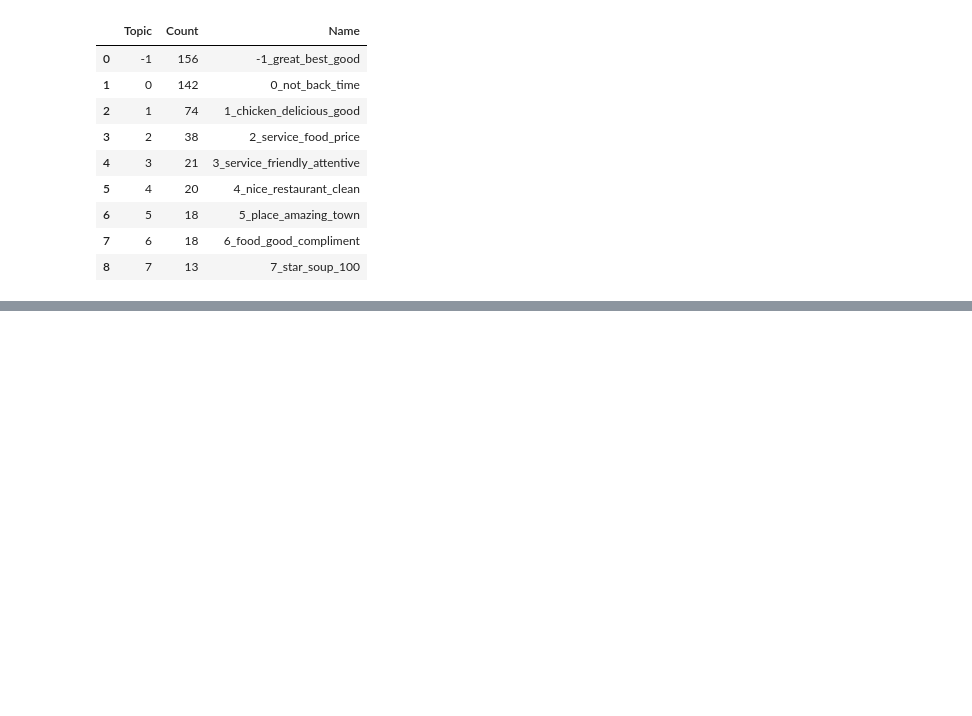
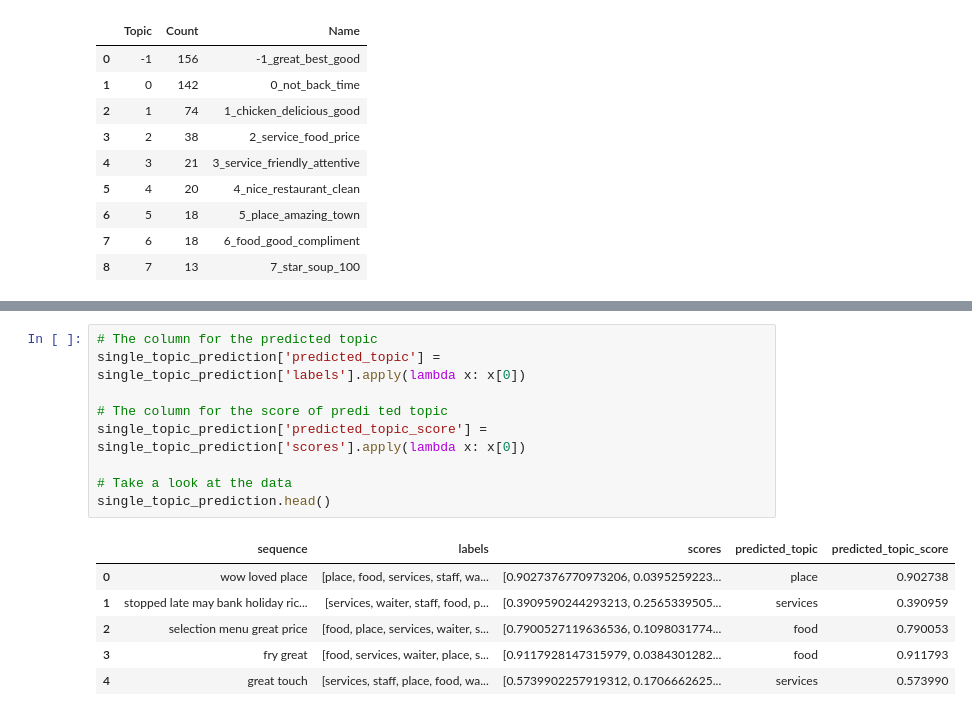
Before and after one commit to shreyasriram4/h2o2.ai, a Jupyter notebook: notebooks/voc_topicmodel_prototype.ipynb, the cells around one changed output, grey strips where cells are left out. Saved outputs shown, nothing was run; the diff lists cells and outputs as text; blank space fills up the shorter version.

```diff
--- a/notebooks/voc_topicmodel_prototype.ipynb
+++ b/notebooks/voc_topicmodel_prototype.ipynb
@@ -456,0 +493,16 @@ topic_model.get_topic_info()
+# %%
+# The column for the predicted topic
+single_topic_prediction['predicted_topic'] = single_topic_prediction['labels'].apply(lambda x: x[0])
+
+# The column for the score of predi ted topic
+single_topic_prediction['predicted_topic_score'] = single_topic_prediction['scores'].apply(lambda x: x[0])
+
+# Take a look at the data
+single_topic_prediction.head()
+# %% [output]
+|  | sequence | labels | scores | predicted_topic | predicted_topic_score |
+| 0 | wow loved place | [place, food, services, staff, wa... | [0.9027376770973206, 0.0395259223... | place | 0.902738 |
+| 1 | stopped late may bank holiday ric... | [services, waiter, staff, food, p... | [0.3909590244293213, 0.2565339505... | services | 0.390959 |
+| 2 | selection menu great price | [food, place, services, waiter, s... | [0.7900527119636536, 0.1098031774... | food | 0.790053 |
+| 3 | fry great | [food, services, waiter, place, s... | [0.9117928147315979, 0.0384301282... | food | 0.911793 |
+| 4 | great touch | [services, staff, place, food, wa... | [0.5739902257919312, 0.1706662625... | services | 0.573990 |
```
Also changed, not shown: parts of 10 cells of this notebook.
